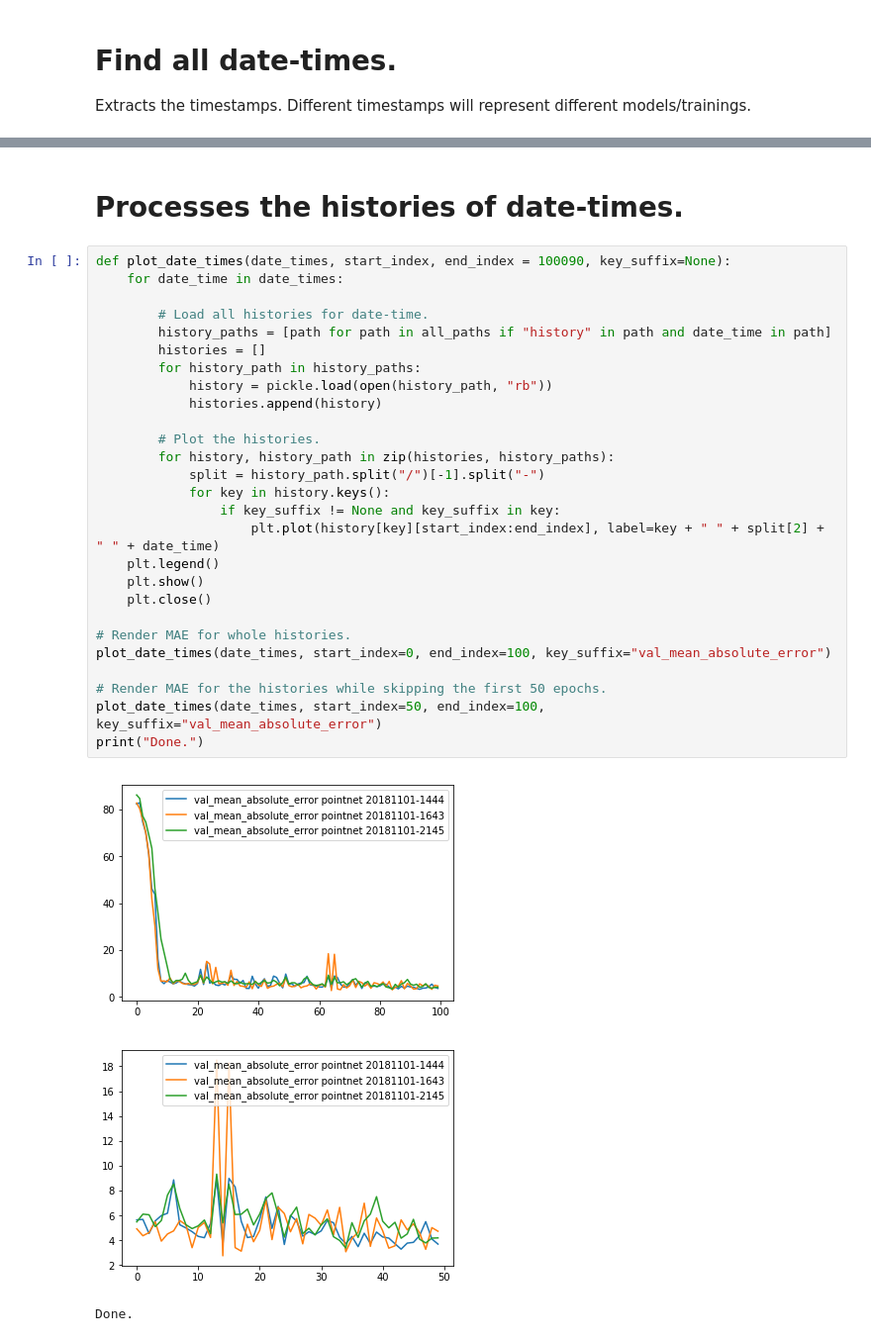
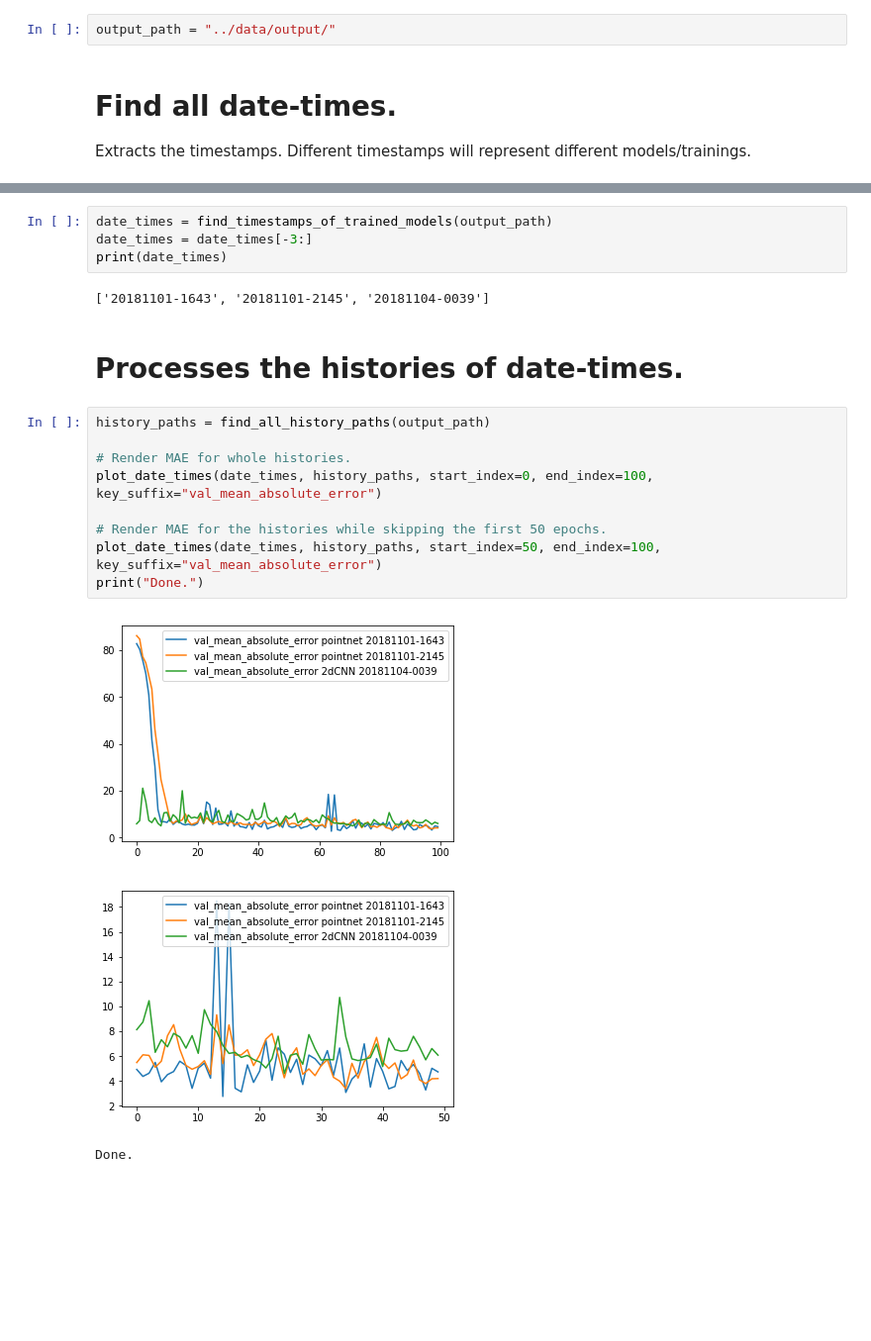
Before and after one commit to synapse-team/cgm-ml, a Jupyter notebook: evaluate_trained_models.ipynb, the cells around one changed output, grey strips where cells are left out. Shown at 99% size. Saved outputs shown, nothing was run; the diff lists cells and outputs as text; blank space fills up the shorter version.

```diff
--- a/evaluate_trained_models.ipynb
+++ b/evaluate_trained_models.ipynb
@@ -9,3 +9,5 @@ import matplotlib.pyplot as plt
+# %%
+output_path = "../data/output/"
 # %% [markdown]
 # Find all date-times.
 Extracts the timestamps. Different timestamps will represent different models/trainings.
@@ -26,33 +14,21 @@ print(date_times)
+# %%
+date_times = find_timestamps_of_trained_models(output_path)
+date_times = date_times[-3:]
+print(date_times)
+# %% [output]
+['20181101-1643', '20181101-2145', '20181104-0039']
 # %% [markdown]
 # Processes the histories of date-times.
-# %%
-def plot_date_times(date_times, start_index, end_index = 100090, key_suffix=None):
-    for date_time in date_times:
-
-        # Load all histories for date-time.
-        history_paths = [path for path in all_paths if "history" in path and date_time in path]
-        histories = []
-        for history_path in history_paths:
-            history = pickle.load(open(history_path, "rb"))
-            histories.append(history)
-
-        # Plot the histories.
-        for history, history_path in zip(histories, history_paths):
-            split = history_path.split("/")[-1].split("-")
-            for key in history.keys():
-                if key_suffix != None and key_suffix in key:
-                    plt.plot(history[key][start_index:end_index], label=key + " " + split[2] + " " + date_time)
-    plt.legend()
-    plt.show()
-    plt.close()
-
-# Render MAE for whole histories.
-plot_date_times(date_times, start_index=0, end_index=100, key_suffix="val_mean_absolute_error")
-
-# Render MAE for the histories while skipping the first 50 epochs.
-plot_date_times(date_times, start_index=50, end_index=100, key_suffix="val_mean_absolute_error")
-print("Done.")
-# %% [output]
-[figure, removed]
-[figure, removed]
-Done.
+# %%
+history_paths = find_all_history_paths(output_path)
+
+# Render MAE for whole histories.
+plot_date_times(date_times, history_paths, start_index=0, end_index=100, key_suffix="val_mean_absolute_error")
+
+# Render MAE for the histories while skipping the first 50 epochs.
+plot_date_times(date_times, history_paths, start_index=50, end_index=100, key_suffix="val_mean_absolute_error")
+print("Done.")
+# %% [output]
+[figure, added]
+[figure, added]
+Done.
```
Also changed, not shown: parts of 3 cells of this notebook, 7 other files.
